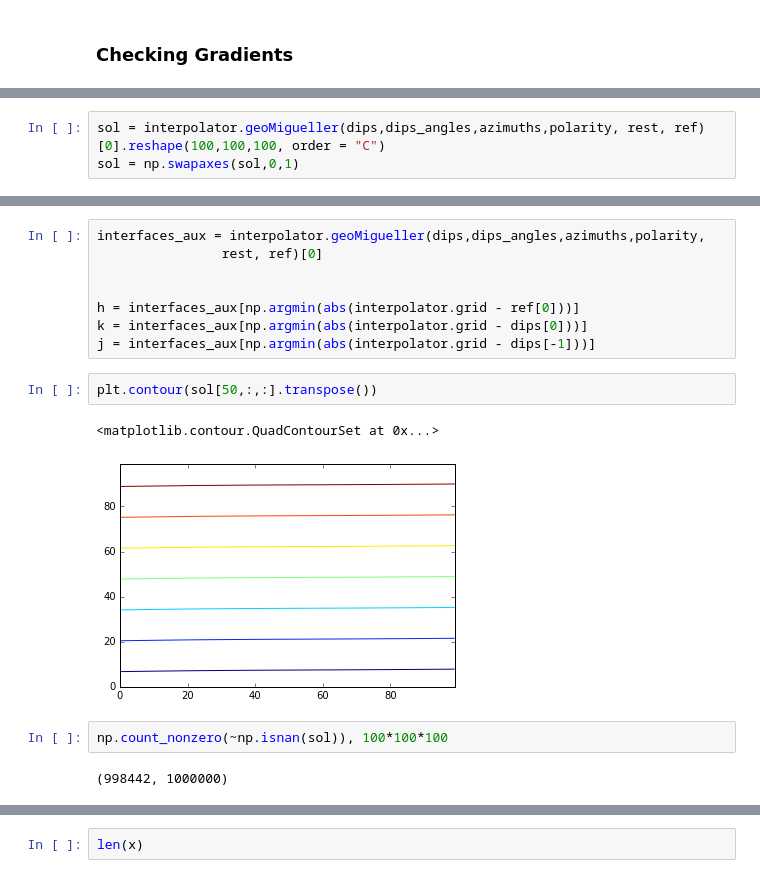
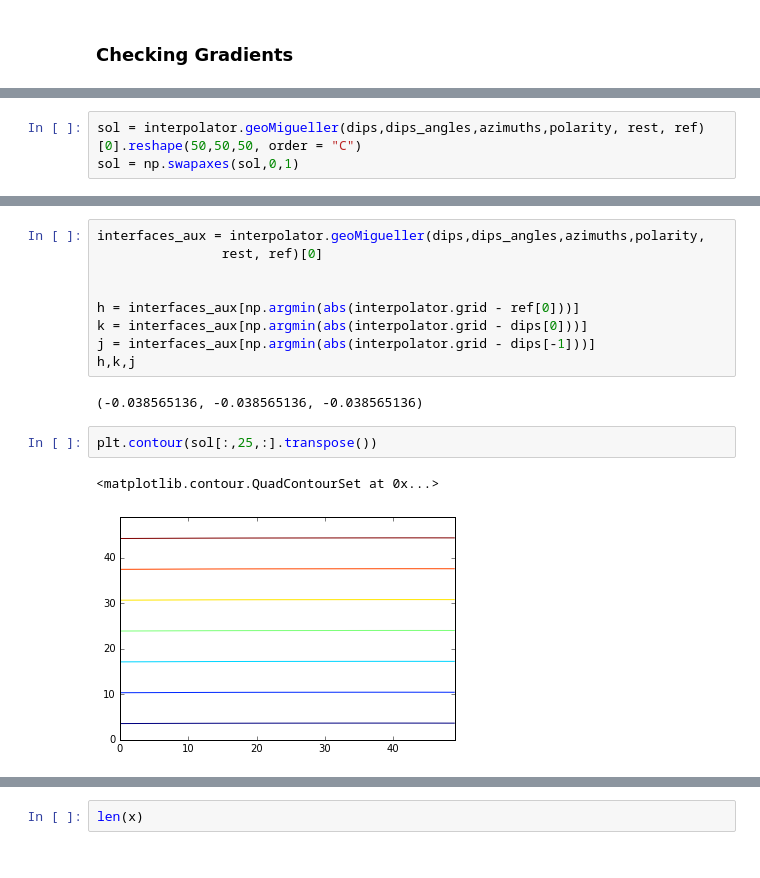
Before and after one commit to Leguark/GeMpy, a Jupyter notebook: Sandstone Project.ipynb, the cells around one changed output, grey strips where cells are left out. Drawn from its saved outputs; the diff is of its cells as text.

```diff
--- a/Sandstone Project.ipynb
+++ b/Sandstone Project.ipynb
@@ -129,3 +91,3 @@ interpolator.geoMigueller(dips,dips_angles,azimuths,polarity, rest, ref)[0]
 # %%
-sol = interpolator.geoMigueller(dips,dips_angles,azimuths,polarity, rest, ref)[0].reshape(100,100,100, order = "C")
+sol = interpolator.geoMigueller(dips,dips_angles,azimuths,polarity, rest, ref)[0].reshape(50,50,50, order = "C")
 sol = np.swapaxes(sol,0,1)
@@ -137,15 +119,14 @@ interfaces_aux = interpolator.geoMigueller(dips,dips_angles,azimuths,polarity,
 h = interfaces_aux[np.argmin(abs(interpolator.grid - ref[0]))]
 k = interfaces_aux[np.argmin(abs(interpolator.grid - dips[0]))]
 j = interfaces_aux[np.argmin(abs(interpolator.grid - dips[-1]))]
+h,k,j
+# %% [output]
+(-0.038565136, -0.038565136, -0.038565136)
 # %%
-plt.contour(sol[50,:,:].transpose())
+plt.contour(sol[:,25,:].transpose())
 # %% [output]
 <matplotlib.contour.QuadContourSet at 0x...>
-[figure, old version]
+[figure, new version]
-# %%
-np.count_nonzero(~np.isnan(sol)), 100*100*100
-# %% [output]
-(998442, 1000000)
 # %%
 vertices, simplices = measure.marching_cubes(sol, j, spacing = (dx,dy,dz),
                                         gradient_direction = "ascent")
```
Also changed, not shown: parts of 27 cells of this notebook, 4 other files.
